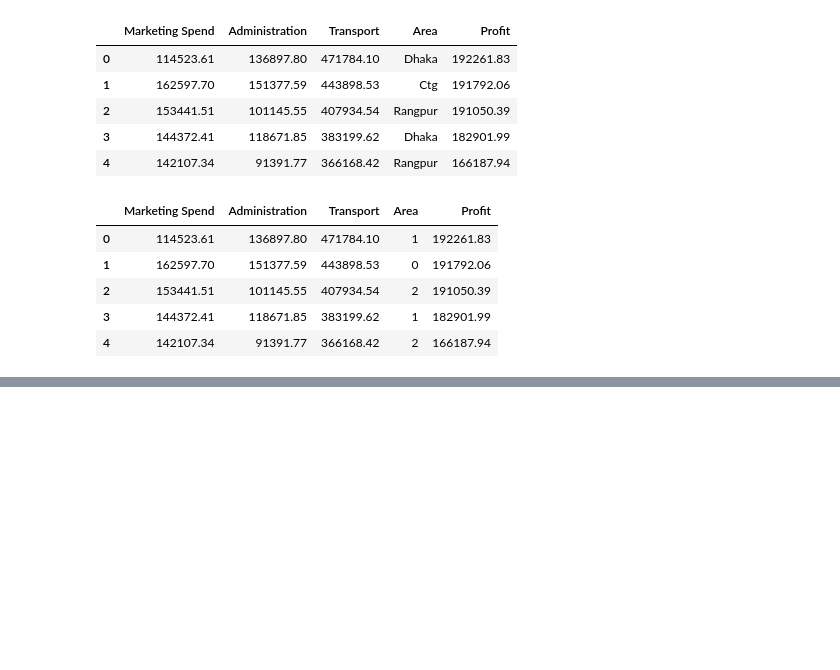
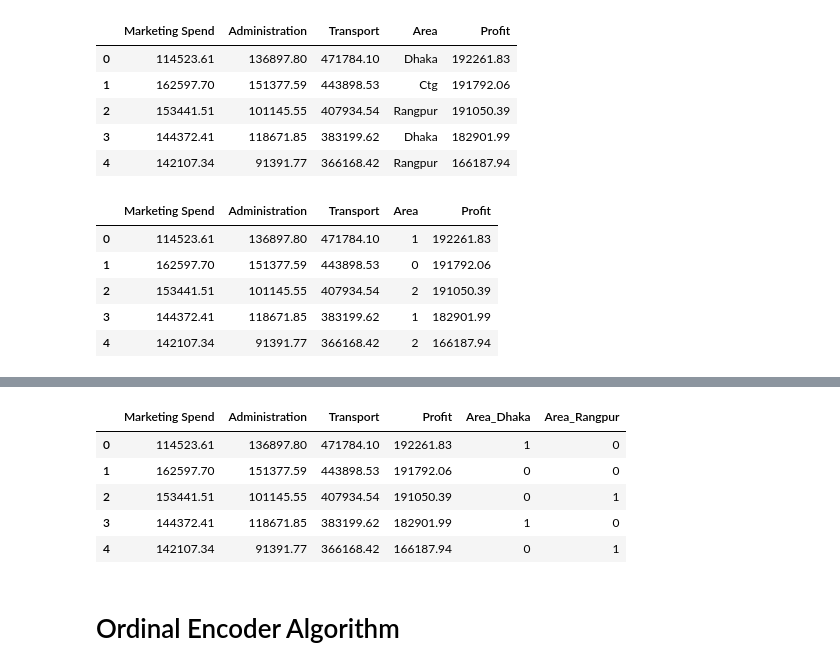
Before and after one commit to Sabbir185/Machine-learning-with-python, a Jupyter notebook: feature-engineering.ipynb, the cells around one changed output, grey strips where cells are left out. Saved outputs shown, nothing was run; the diff lists cells and outputs as text; code cells hidden in the pictures; blank space fills up the shorter version.

```diff
--- a/feature-engineering.ipynb
+++ b/feature-engineering.ipynb
@@ -228,0 +310,3 @@ df.head()
+# %%
+df = pd.read_csv('supershop.csv')
+df.head()
@@ -228,0 +320,18 @@ df.head()
+# %%
+# make a list with all string/ nominal columns; if more than one -> cols = ['Area', 'Price', 'Somethings']
+cols = ['Area']
+# %%
+for col in cols:
+    one_hot = pd.get_dummies(df[col], drop_first=True, prefix=col)
+    df = pd.concat([df, one_hot], axis=1).drop(col, axis=1)
+# %%
+df.head()
+# %% [output]
+|  | Marketing Spend | Administration | Transport | Profit | Area_Dhaka | Area_Rangpur |
+| 0 | 114523.61 | 136897.80 | 471784.10 | 192261.83 | 1 | 0 |
+| 1 | 162597.70 | 151377.59 | 443898.53 | 191792.06 | 0 | 0 |
+| 2 | 153441.51 | 101145.55 | 407934.54 | 191050.39 | 0 | 1 |
+| 3 | 144372.41 | 118671.85 | 383199.62 | 182901.99 | 1 | 0 |
+| 4 | 142107.34 | 91391.77 | 366168.42 | 166187.94 | 0 | 1 |
+# %% [markdown]
+# Ordinal Encoder Algorithm
```
Also changed, not shown: parts of 28 cells of this notebook.
